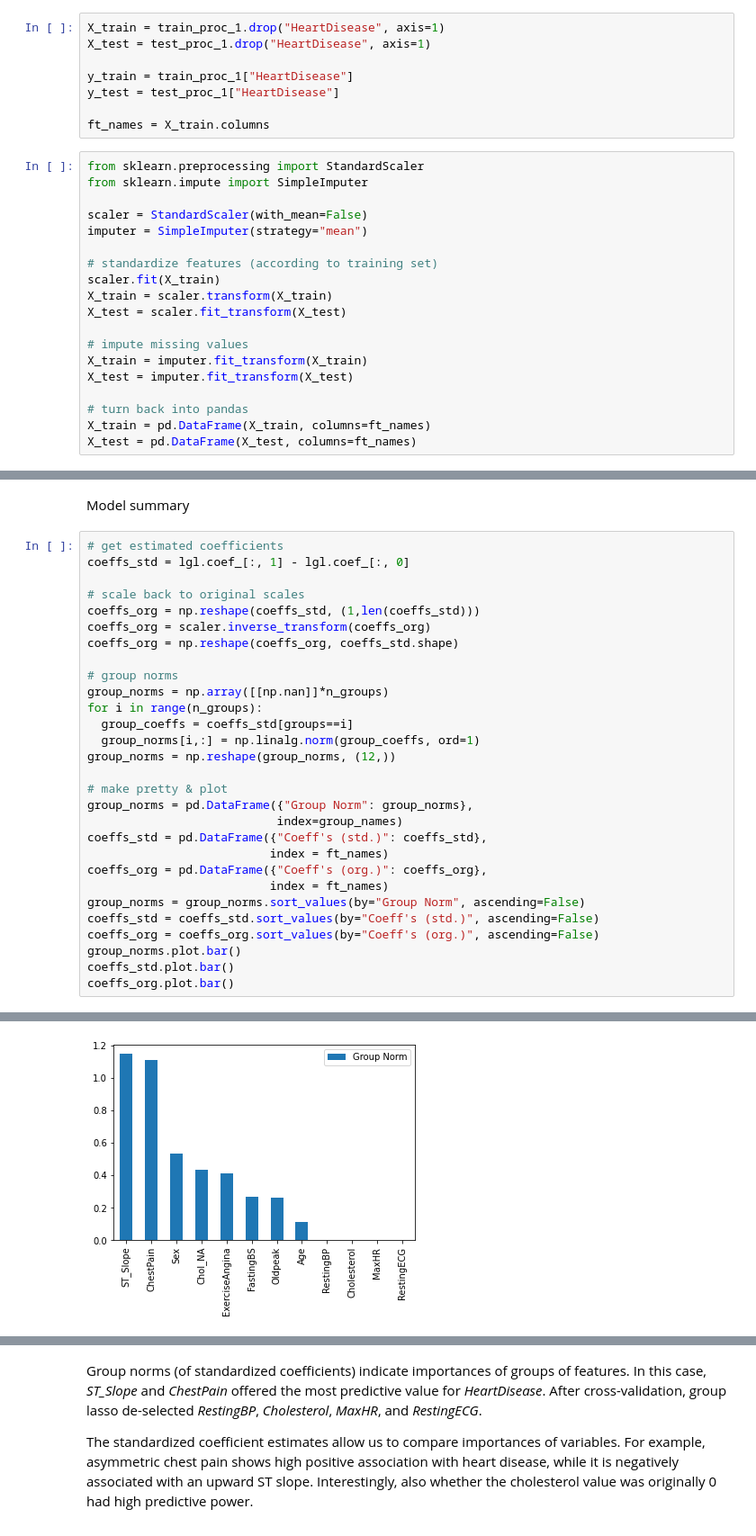
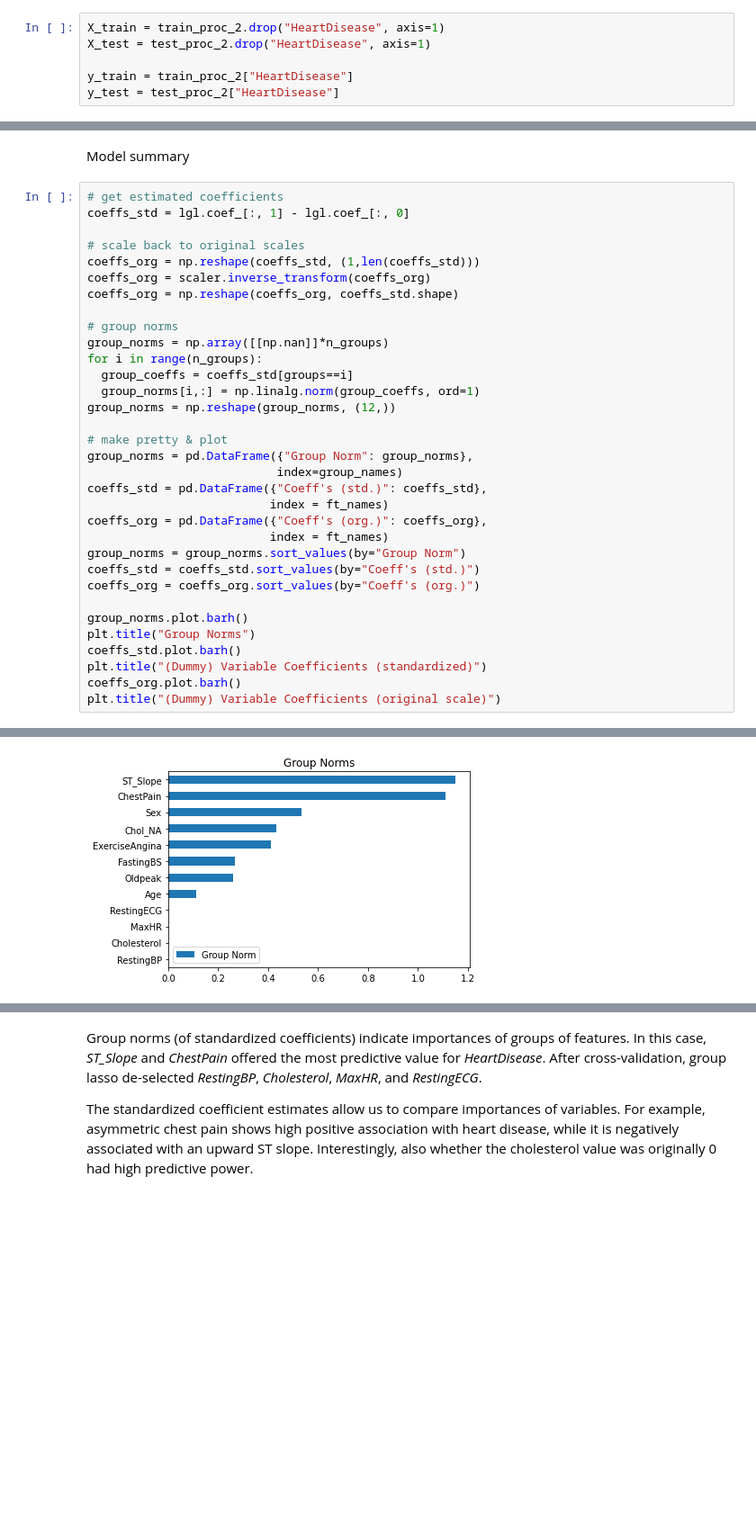
Before and after one commit to nmamie/ML4H_Project1, a Jupyter notebook: ML4H_Project1_Task1_Nici.ipynb, the cells around one changed output, grey strips where cells are left out. Shown: that part at 90% size. Cells and saved outputs as stored; diff of their text form; blank space fills up the shorter version.

```diff
--- a/ML4H_Project1_Task1_Nici.ipynb
+++ b/ML4H_Project1_Task1_Nici.ipynb
@@ -336,30 +293,9 @@ Standardization usually improves accuracy and variable selection.
 # %%
-X_train = train_proc_1.drop("HeartDisease", axis=1)
-X_test = test_proc_1.drop("HeartDisease", axis=1)
+X_train = train_proc_2.drop("HeartDisease", axis=1)
+X_test = test_proc_2.drop("HeartDisease", axis=1)
 
-y_train = train_proc_1["HeartDisease"]
-y_test = test_proc_1["HeartDisease"]
-
-ft_names = X_train.columns
+y_train = train_proc_2["HeartDisease"]
+y_test = test_proc_2["HeartDisease"]
-# %%
-from sklearn.preprocessing import StandardScaler
-from sklearn.impute import SimpleImputer
-
-scaler = StandardScaler(with_mean=False)
-imputer = SimpleImputer(strategy="mean")
-
-# standardize features (according to training set)
-scaler.fit(X_train)
-X_train = scaler.transform(X_train)
-X_test = scaler.fit_transform(X_test)
-
-# impute missing values
-X_train = imputer.fit_transform(X_train)
-X_test = imputer.fit_transform(X_test)
-
-# turn back into pandas
-X_train = pd.DataFrame(X_train, columns=ft_names)
-X_test = pd.DataFrame(X_test, columns=ft_names)
 # %% [markdown]
 When using regularization, we need to account for the fact that we introduced dummy variables. Specifically, we want to regularize the inclusion of entire variables, e.g. "Sex", and not certain categories, e.g. "Female", as this would introduce bias depending on the default category. To tackle this, we purposefully introduce all categories of categorical variables again and use **Group Lasso**. Altough this usually introduces multicollinearity, regularization serves to deal with this.
 
@@ -436,10 +378,14 @@ coeffs_std = pd.DataFrame({"Coeff's (std.)": coeffs_std},
                           index = ft_names)
 coeffs_org = pd.DataFrame({"Coeff's (org.)": coeffs_org},
                           index = ft_names)
-group_norms = group_norms.sort_values(by="Group Norm", ascending=False)
-coeffs_std = coeffs_std.sort_values(by="Coeff's (std.)", ascending=False)
-coeffs_org = coeffs_org.sort_values(by="Coeff's (org.)", ascending=False)
-group_norms.plot.bar()
-coeffs_std.plot.bar()
-coeffs_org.plot.bar()
+group_norms = group_norms.sort_values(by="Group Norm")
+coeffs_std = coeffs_std.sort_values(by="Coeff's (std.)")
+coeffs_org = coeffs_org.sort_values(by="Coeff's (org.)")
+
+group_norms.plot.barh()
+plt.title("Group Norms")
+coeffs_std.plot.barh()
+plt.title("(Dummy) Variable Coefficients (standardized)")
+coeffs_org.plot.barh()
+plt.title("(Dummy) Variable Coefficients (original scale)")
 # %% [output]
@@ -447 +393 @@ coeffs_org.plot.bar()
-[figure, old version]
+[figure, new version]
```
Also changed, not shown: parts of 30 cells of this notebook.
